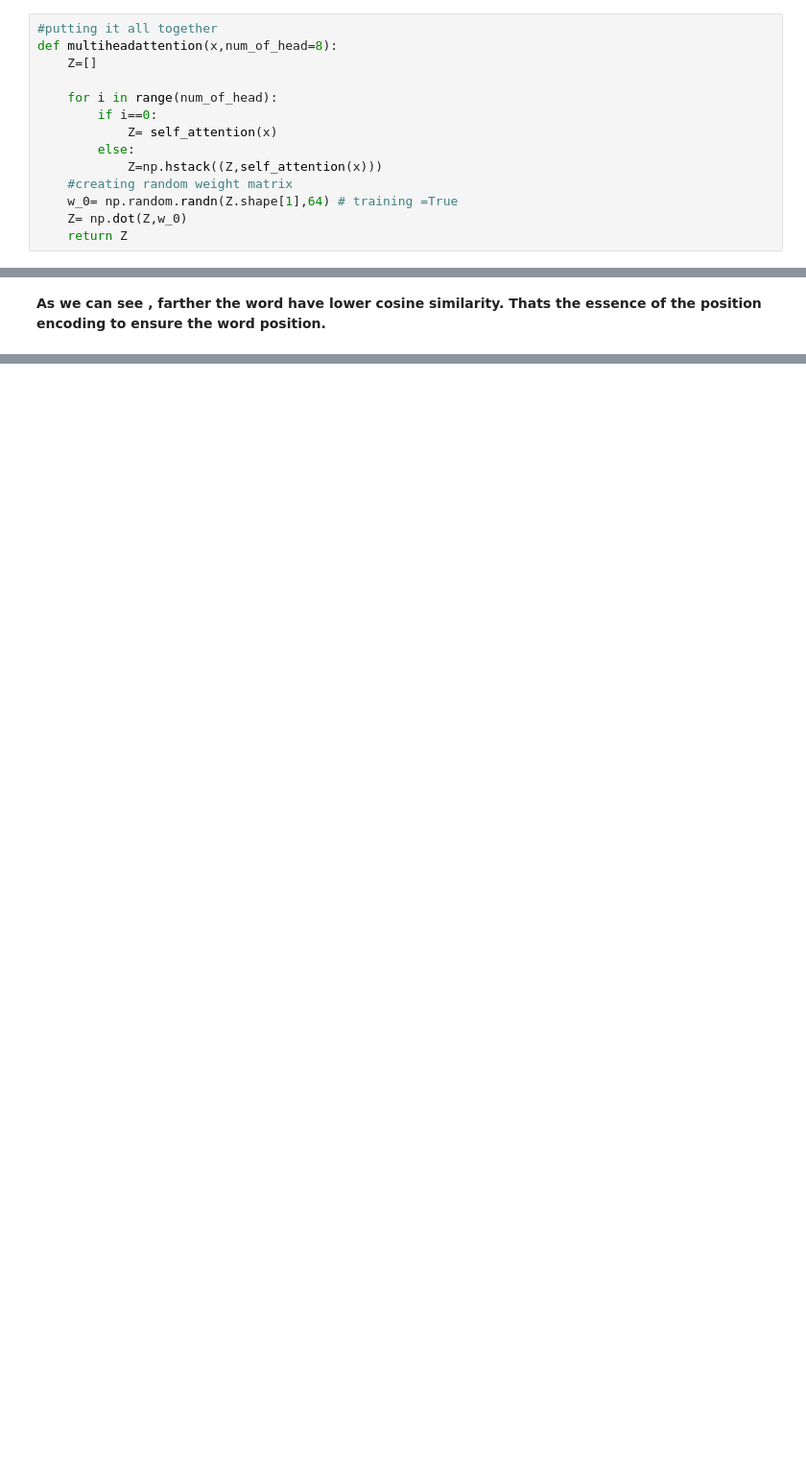
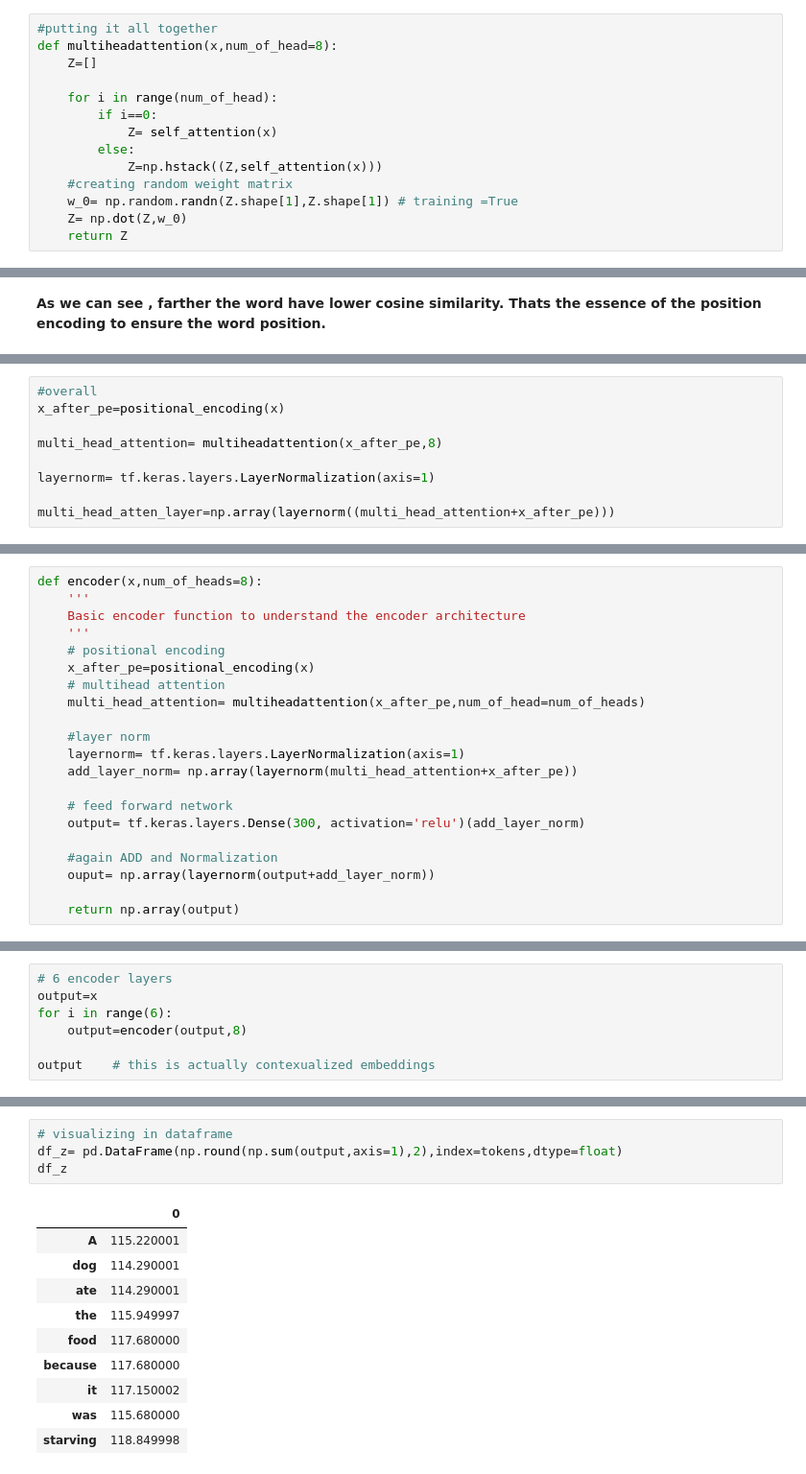
Before and after one commit to bksaini078/MachineLearningPractice, a Jupyter notebook: Understanding Transformers.ipynb, the cells around one changed output, grey strips where cells are left out. Shown at 96% size. Saved outputs shown, nothing was run; the diff lists cells and outputs as text; blank space fills up the shorter version.

Commit message:
Understanding Transformers updated

```diff
--- a/Understanding Transformers.ipynb
+++ b/Understanding Transformers.ipynb
@@ -278,7 +285,7 @@ def multiheadattention(x,num_of_head=8):
         else:
             Z=np.hstack((Z,self_attention(x)))
     #creating random weight matrix
-    w_0= np.random.randn(Z.shape[1],64) # training =True
+    w_0= np.random.randn(Z.shape[1],Z.shape[1]) # training =True
     Z= np.dot(Z,w_0)
     return Z
 # %%
@@ -425,0 +492,9 @@ __As we can see , farther the word have lower cosine similarity. Thats the essen
+# %%
+#overall
+x_after_pe=positional_encoding(x)
+
+multi_head_attention= multiheadattention(x_after_pe,8)
+
+layernorm= tf.keras.layers.LayerNormalization(axis=1)
+
+multi_head_atten_layer=np.array(layernorm((multi_head_attention+x_after_pe)))
@@ -425,0 +523,21 @@ __As we can see , farther the word have lower cosine similarity. Thats the essen
+# %%
+def encoder(x,num_of_heads=8):
+    '''
+    Basic encoder function to understand the encoder architecture
+    '''
+    # positional encoding
+    x_after_pe=positional_encoding(x)
+    # multihead attention
+    multi_head_attention= multiheadattention(x_after_pe,num_of_head=num_of_heads)
+
+    #layer norm
+    layernorm= tf.keras.layers.LayerNormalization(axis=1)
+    add_layer_norm= np.array(layernorm(multi_head_attention+x_after_pe))
+
+    # feed forward network
+    output= tf.keras.layers.Dense(300, activation='relu')(add_layer_norm)
+
+    #again ADD and Normalization
+    ouput= np.array(layernorm(output+add_layer_norm))
+
+    return np.array(output)
@@ -425,0 +549,7 @@ __As we can see , farther the word have lower cosine similarity. Thats the essen
+# %%
+# 6 encoder layers
+output=x
+for i in range(6):
+    output=encoder(output,8)
+
+output    # this is actually contexualized embeddings
@@ -425,0 +570,15 @@ __As we can see , farther the word have lower cosine similarity. Thats the essen
+# %%
+# visualizing in dataframe
+df_z= pd.DataFrame(np.round(np.sum(output,axis=1),2),index=tokens,dtype=float)
+df_z
+# %% [output]
+|  | 0 |
+| A | 115.220001 |
+| dog | 114.290001 |
+| ate | 114.290001 |
+| the | 115.949997 |
+| food | 117.680000 |
+| because | 117.680000 |
+| it | 117.150002 |
+| was | 115.680000 |
+| starving | 118.849998 |
```
Also changed, not shown: parts of 22 cells of this notebook.
